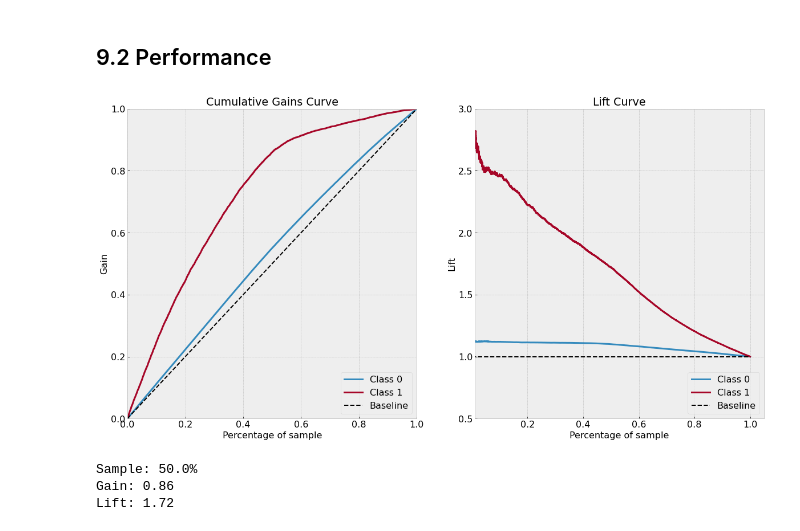
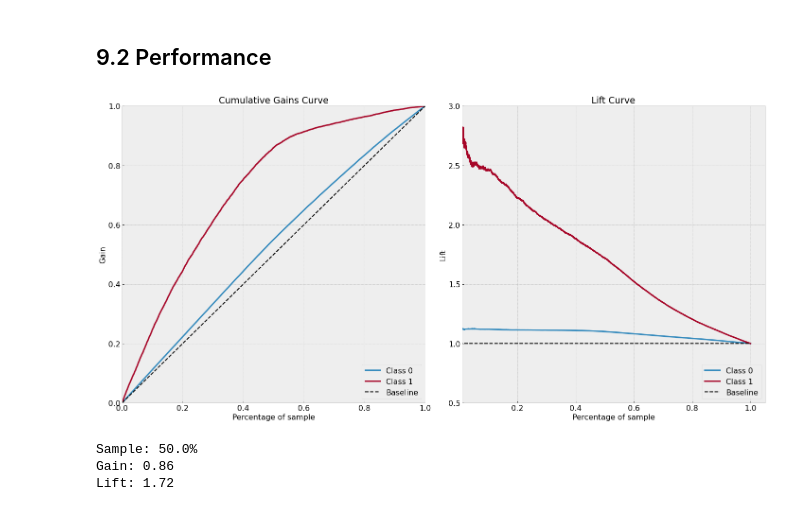
Before and after one commit to paixaols/insurance-cross-sell, a Jupyter notebook: notebooks/3-cross_cv.ipynb, the cells around one changed output. Saved outputs shown, nothing was run; the diff lists cells and outputs as text; code cells hidden in the pictures.

```diff
--- a/notebooks/3-cross_cv.ipynb
+++ b/notebooks/3-cross_cv.ipynb
@@ -1252,15 +1252,18 @@ proba_tuned_model = tuned_model.predict_proba(x_test)
 # %%
 fig, axs = plt.subplots(ncols = 2, figsize = (20, 10))
 
 # Cumulative gain
 skplt.metrics.plot_cumulative_gain(y_test, proba_tuned_model, ax = axs[0])
 
 # Lift curve
 skplt.metrics.plot_lift_curve(y_test, proba_tuned_model, ax = axs[1])
 axs[1].set_xlim(left = 0.01)
-axs[1].set_ylim((0.5, 3));
+axs[1].set_ylim((0.5, 3))
+
+fig.tight_layout()
+fig.savefig('../reports/figures/gain_lift.png', facecolor = 'w')
 # %% [output]
-[figure, old version]
+[figure, new version]
 # %%
 df9 = pd.DataFrame({'relevant': y_test, 'proba_0': proba_tuned_model.T[0], 'proba_1': proba_tuned_model.T[1]})
 # %%
```
Also changed, not shown: parts of 26 cells of this notebook.
